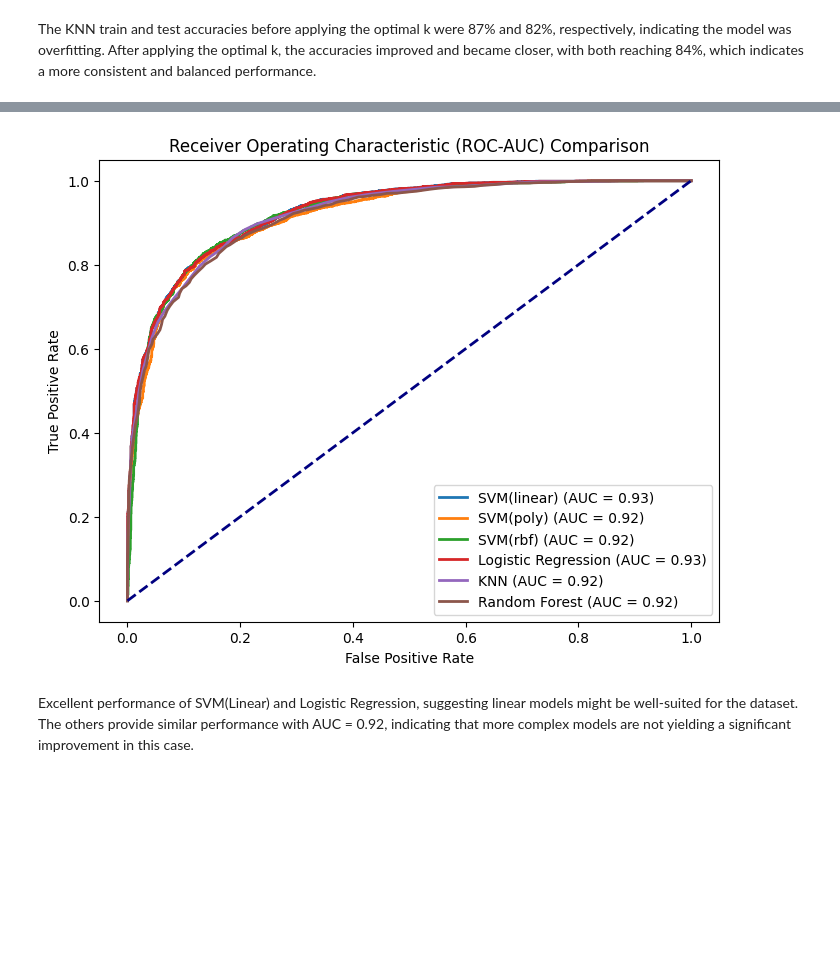
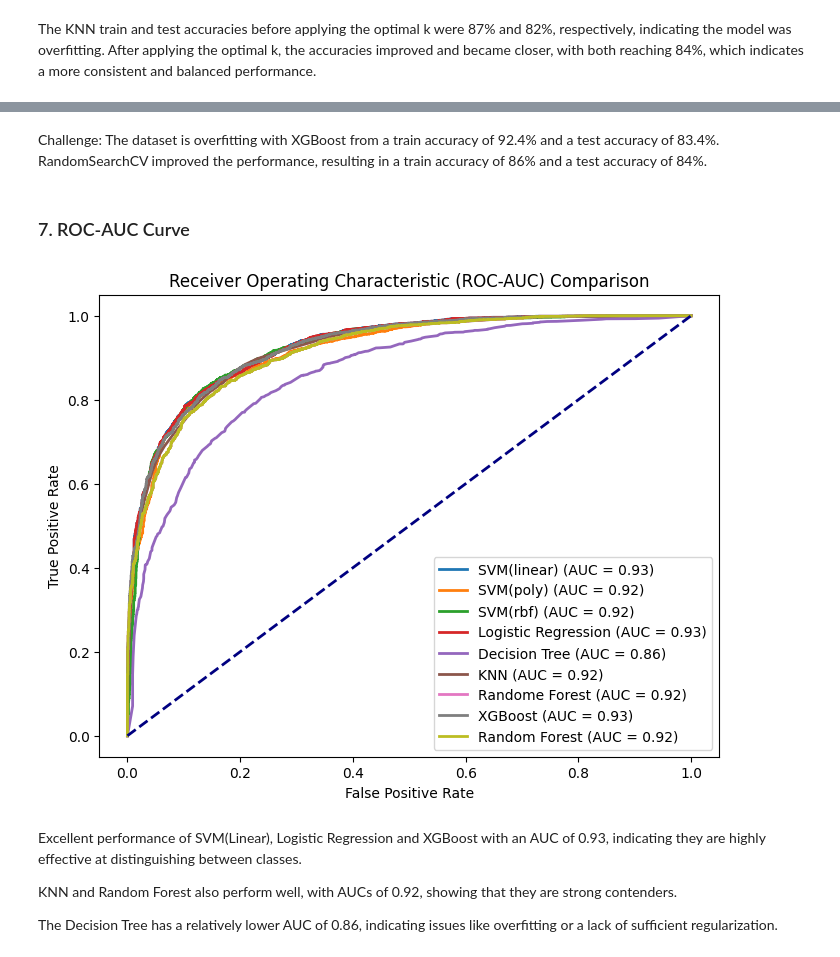
Before and after one commit to Hiroaki-K4/nba_prediction, a Jupyter notebook: main.ipynb, the cells around one changed output, grey strips where cells are left out. Drawn from its saved outputs; the diff is of its cells as text; code cells hidden in the pictures; blank space fills up the shorter version.

```diff
--- a/main.ipynb
+++ b/main.ipynb
@@ -446,0 +617,11 @@ weighted avg       0.84      0.84      0.84      5311
+# %%
+import xgboost as xgb
+import numpy as np
+
+X_scaled_np = np.asarray(X_scaled).astype(np.float32)
+X_test_np = np.asarray(X_test_scaled).astype(np.float32)
+Y_train_np = np.asarray(Y_train)
+Y_test_np = np.asarray(Y_test)
+
+xg = xgb.XGBClassifier(eval_metric='auc')
+evaluate_model(xg, X_scaled_np, Y_train_np, X_test_np, Y_test_np)
@@ -446,0 +656,23 @@ weighted avg       0.84      0.84      0.84      5311
+# %%
+from sklearn.model_selection import RandomizedSearchCV
+
+param_dist = {
+    'learning_rate': [0.01, 0.05, 0.1, 0.2, 0.3],
+    'n_estimators': [50, 100, 200, 300],
+    'max_depth': [3, 4, 5, 6, 7],
+    'min_child_weight': [1, 2, 3, 4, 5],
+    'subsample': [0.6, 0.7, 0.8, 0.9, 1.0],
+    'colsample_bytree': [0.6, 0.7, 0.8, 0.9, 1.0],
+    'gamma': [0, 0.1, 0.2, 0.3],
+    'reg_alpha': [0, 0.1, 0.5, 1],
+    'reg_lambda': [0, 0.1, 0.5, 1]
+}
+
+rs_xgb = RandomizedSearchCV(estimator=xg, param_distributions=param_dist,
+                                   n_iter=100, cv=5, verbose=2, random_state=42, n_jobs=-1, scoring='accuracy')
+rs_xgb.fit(X_scaled_np, Y_train_np)
+print("Best parameters found: ", rs_xgb.best_params_)
+
+best_xgb = rs_xgb.best_estimator_
+
+evaluate_model(best_xgb, X_scaled_np, Y_train_np, X_test_np, Y_test_np)
@@ -447,33 +709,45 @@ weighted avg       0.84      0.84      0.84      5311
+# %% [markdown]
+Challenge: The dataset is overfitting with XGBoost from a train accuracy of 92.4% and a test accuracy of 83.4%. RandomSearchCV improved the performance, resulting in a train accuracy of 86% and a test accuracy of 84%.
+# %% [markdown]
+### 7. ROC-AUC Curve
 # %%
 from sklearn.metrics import roc_curve, auc
 
 def plot_roc_curve(model, X_scaled, Y_test, label):
 
     y_prob = model.predict_proba(X_scaled)[:, 1]
 
     fpr, tpr, _ = roc_curve(Y_test, y_prob)
     roc_auc = auc(fpr, tpr)
 
     plt.plot(fpr, tpr, lw=2, label = f'{label} (AUC = {roc_auc:.2f})')
 
 plt.figure(figsize=(8,6))
 
-models["Logistic Regression"] = lr
-models["KNN"] = knn
-models["Random Forest"] = rf
+models.update({
+    "Logistic Regression": lr,
+    "Decision Tree": best_dt,
+    "KNN": knn,
+    "Random Forest": best_rf,
+    "XGBoost": best_xgb,
+})
 
 
 for label, model in models.items():
     plot_roc_curve(model, X_test_scaled, Y_test, label)
 
 plt.plot([0,1], [0,1], color='navy', lw=2, linestyle='--')
 
 plt.xlabel('False Positive Rate')
 plt.ylabel('True Positive Rate')
 plt.title('Receiver Operating Characteristic (ROC-AUC) Comparison')
 plt.legend(loc="lower right")
 plt.show()
 # %% [output]
-[figure, old version]
+[figure, new version]
-# %% [markdown]
-Excellent performance of SVM(Linear) and Logistic Regression, suggesting linear models might be well-suited for the dataset. The others provide similar performance with AUC = 0.92, indicating that more complex models are not yielding a significant improvement in this case.
+# %% [markdown]
+Excellent performance of SVM(Linear), Logistic Regression and XGBoost with an AUC of 0.93, indicating they are highly effective at distinguishing between classes.
+
+KNN and Random Forest also perform well, with AUCs of 0.92, showing that they are strong contenders.
+
+The Decision Tree has a relatively lower AUC of 0.86, indicating issues like overfitting or a lack of sufficient regularization.
```
Also changed, not shown: parts of 22 cells of this notebook.
